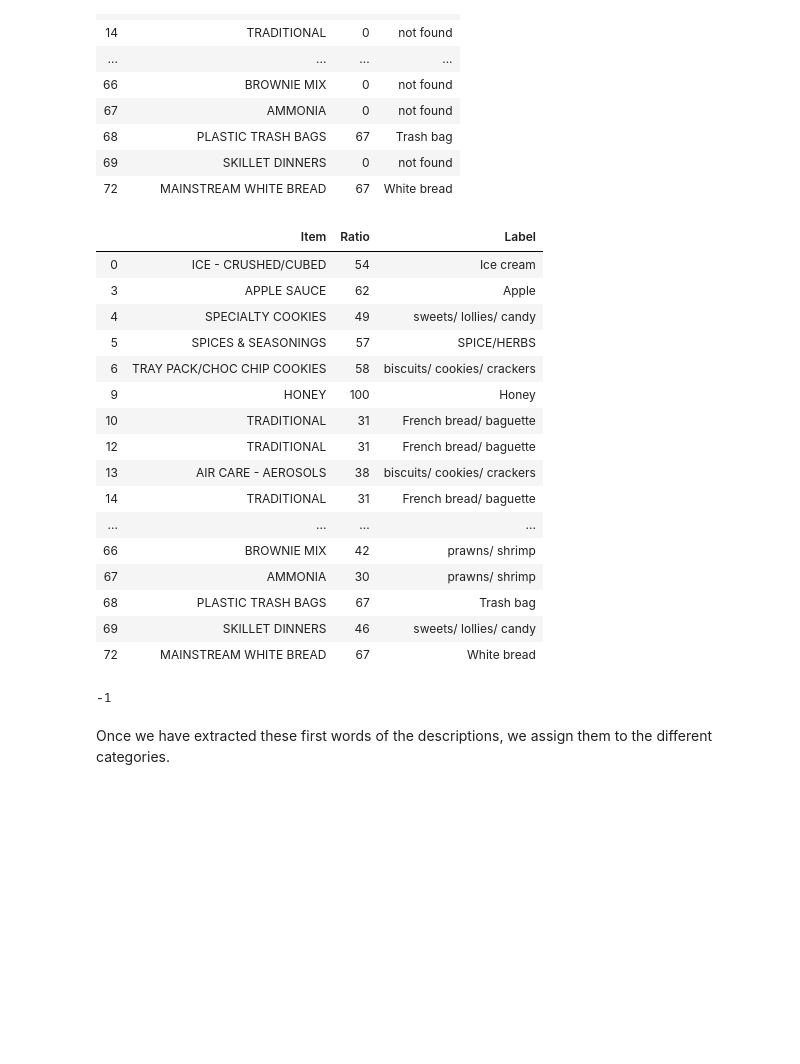
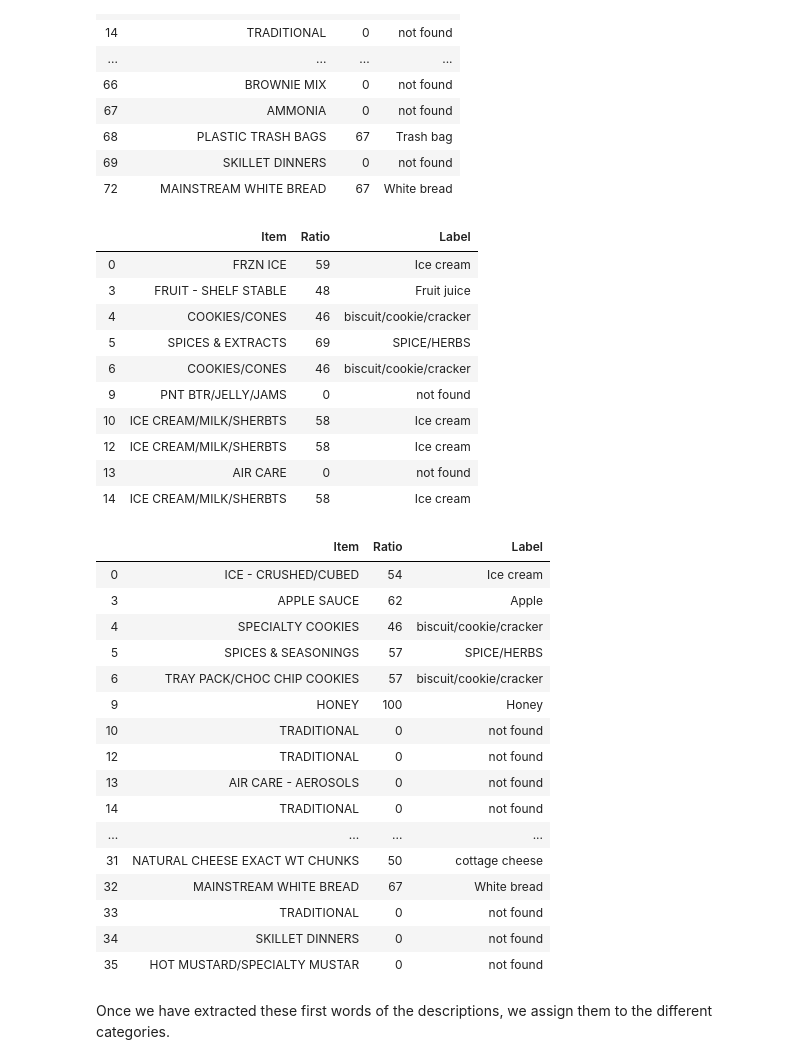
Before and after one commit to marvande/epfl-ada-2019-data-analysis, a Jupyter notebook: code/Products.ipynb, the cells around one changed output. Drawn from its saved outputs; the diff is of its cells as text; code cells hidden in the pictures; blank space fills up the shorter version.

Commit message:
LabelizeProduct function

```diff
--- a/code/Products.ipynb
+++ b/code/Products.ipynb
@@ -159,17 +159,3 @@ words
 | 60528 | PAPER TOWELS |
 | 60529 | PAPER TOWELS |
 60530 rows × 1 columns
-# %%
-wordLabels = pd.DataFrame(index = words.index, columns = ['Item','Ratio','Label'])
-
-for indexCOM,item in enumerate(words.SUB_COMMODITY.loc[0:100]) :
-    ratio = []
-    for indexLab,label in enumerate(FoodLabels['FOOD CATEGORY']) :
-        t = (fuzz.token_sort_ratio(item, str.upper(label)), label)
-        ratio.append(t)
-
-    wordLabels.Item[indexCOM] = item
-    wordLabels.Label[indexCOM] = max(ratio,key=itemgetter(0))[1]
-    wordLabels.Ratio[indexCOM]= max(ratio,key=itemgetter(0))[0]
-        #print(item,ratio, FoodLabels['ITEM'].loc[index])
-wordLabels.head(60)
@@ -243,52 +227,41 @@ noodle side dish mixes :  towel
 # %%
 lineLabels = pd.DataFrame(index = Grocery.index, columns = ['Item','Ratio','Label'])
 
 for indexCOM in Grocery.index[0:100] :
-    item = Grocery.SUB_COMMODITY_DESC.loc[indexCOM]
+    item = Grocery.COMMODITY_DESC.loc[indexCOM]
     match = []
 
     lineLabels.Item[indexCOM] = item
     lineLabels.Label[indexCOM] = 'not found'
     lineLabels.Ratio[indexCOM]= 0
 
     for label in ObjectLabels['ITEM'] :
 
         line = re.split(' |&|/',label)
 
         for word in line:
             lword= word.lower()
             litem = item.lower()
 
 
             if litem.find(lword)!= -1:
                 ratio = fuzz.token_sort_ratio(str.lower(item), str.lower(label))
                 match.append((indexCOM,line,ratio,label))
-    if (match):# and (max(match,key=itemgetter(2))[2]>= 45)  :
+    if (match) and (max(match,key=itemgetter(2))[2]>= 35)  :
         lineLabels.Label[indexCOM] = max(match,key=itemgetter(2))[3]
         lineLabels.Ratio[indexCOM]= max(match,key=itemgetter(2))[2]
 
 
-
-lineLabels.head(60)
+lineLabels.head(10)
 # %% [output]
 |  | Item | Ratio | Label |
-| 0 | ICE - CRUSHED/CUBED | 54 | Ice cream |
-| 3 | APPLE SAUCE | 62 | Apple |
-| 4 | SPECIALTY COOKIES | 49 | sweets/ lollies/ candy |
-| 5 | SPICES & SEASONINGS | 57 | SPICE/HERBS |
-| 6 | TRAY PACK/CHOC CHIP COOKIES | 58 | biscuits/ cookies/ crackers |
-| 9 | HONEY | 100 | Honey |
-| 10 | TRADITIONAL | 31 | French bread/ baguette |
-| 12 | TRADITIONAL | 31 | French bread/ baguette |
-| 13 | AIR CARE - AEROSOLS | 38 | biscuits/ cookies/ crackers |
-| 14 | TRADITIONAL | 31 | French bread/ baguette |
-| ... | ... | ... | ... |
-| 66 | BROWNIE MIX | 42 | prawns/ shrimp |
-| 67 | AMMONIA | 30 | prawns/ shrimp |
-| 68 | PLASTIC TRASH BAGS | 67 | Trash bag |
-| 69 | SKILLET DINNERS | 46 | sweets/ lollies/ candy |
-| 72 | MAINSTREAM WHITE BREAD | 67 | White bread |
+| 0 | FRZN ICE | 59 | Ice cream |
+| 3 | FRUIT - SHELF STABLE | 48 | Fruit juice |
+| 4 | COOKIES/CONES | 46 | biscuit/cookie/cracker |
+| 5 | SPICES & EXTRACTS | 69 | SPICE/HERBS |
+| 6 | COOKIES/CONES | 46 | biscuit/cookie/cracker |
+| 9 | PNT BTR/JELLY/JAMS | 0 | not found |
+| 10 | ICE CREAM/MILK/SHERBTS | 58 | Ice cream |
+| 12 | ICE CREAM/MILK/SHERBTS | 58 | Ice cream |
+| 13 | AIR CARE | 0 | not found |
+| 14 | ICE CREAM/MILK/SHERBTS | 58 | Ice cream |
-# %%
-'whashing powder'.find('honey')
-# %% [output]
--1
@@ -295,3 +299,24 @@ lineLabels.head(60)
+# %%
+Labelled = LabelizeProduct(Grocery, Grocery.SUB_COMMODITY_DESC, 45)
+Labelled.head(30)
+# %% [output]
+|  | Item | Ratio | Label |
+| 0 | ICE - CRUSHED/CUBED | 54 | Ice cream |
+| 3 | APPLE SAUCE | 62 | Apple |
+| 4 | SPECIALTY COOKIES | 46 | biscuit/cookie/cracker |
+| 5 | SPICES & SEASONINGS | 57 | SPICE/HERBS |
+| 6 | TRAY PACK/CHOC CHIP COOKIES | 57 | biscuit/cookie/cracker |
+| 9 | HONEY | 100 | Honey |
+| 10 | TRADITIONAL | 0 | not found |
+| 12 | TRADITIONAL | 0 | not found |
+| 13 | AIR CARE - AEROSOLS | 0 | not found |
+| 14 | TRADITIONAL | 0 | not found |
+| ... | ... | ... | ... |
+| 31 | NATURAL CHEESE EXACT WT CHUNKS | 50 | cottage cheese |
+| 32 | MAINSTREAM WHITE BREAD | 67 | White bread |
+| 33 | TRADITIONAL | 0 | not found |
+| 34 | SKILLET DINNERS | 0 | not found |
+| 35 | HOT MUSTARD/SPECIALTY MUSTAR | 0 | not found |
 # %% [markdown]
 Once we have extracted these first words of the descriptions, we assign them to the different categories.
 # %%
```
Also changed, not shown: parts of 2 cells of this notebook.
